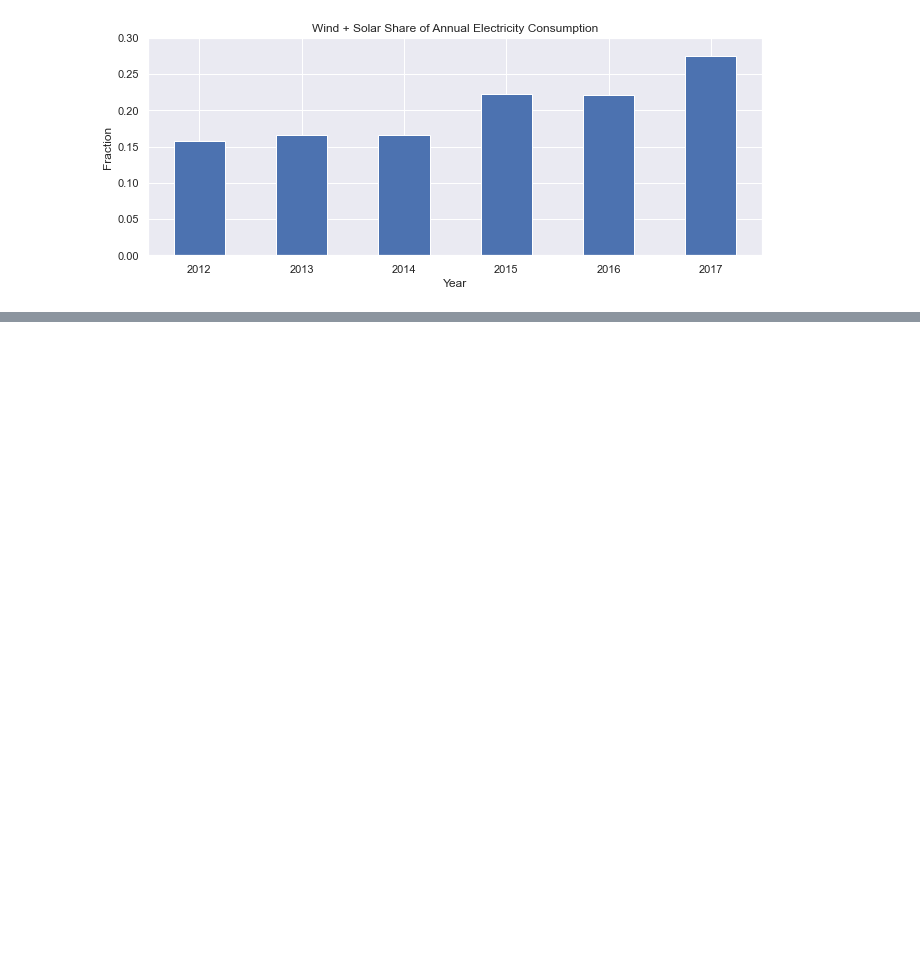
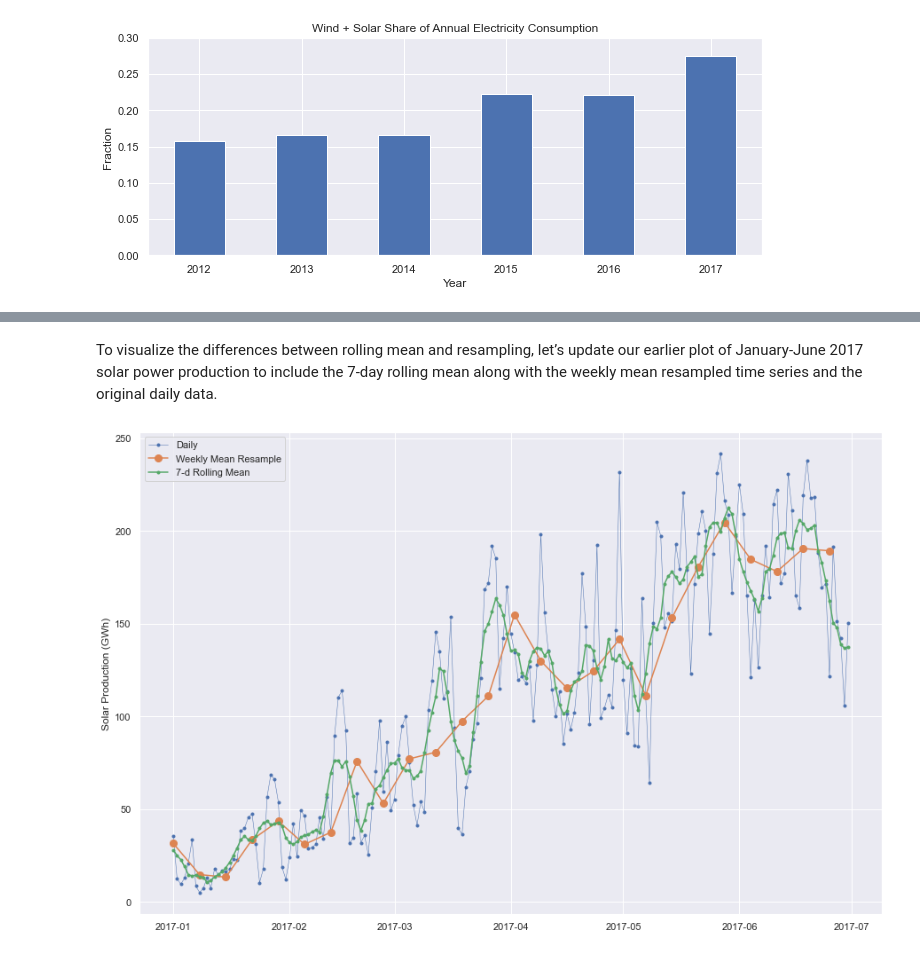
Before and after one commit to adili0505/Demo, a Jupyter notebook: demo_time_series.ipynb, the cells around one changed output, grey strips where cells are left out. Saved outputs shown, nothing was run; the diff lists cells and outputs as text; code cells hidden in the pictures; blank space fills up the shorter version.

```diff
--- a/demo_time_series.ipynb
+++ b/demo_time_series.ipynb
@@ -372,0 +376,4 @@ plt.xticks(rotation=0);
+# %%
+# Compute the centered 7-day rolling mean
+opsd_7d = opsd_daily[data_columns].rolling(7, center=True).mean()
+opsd_7d.head(10)
@@ -372,0 +393,17 @@ plt.xticks(rotation=0);
+# %% [markdown]
+To visualize the differences between rolling mean and resampling, let’s update our earlier plot of January-June 2017 solar power production to include the 7-day rolling mean along with the weekly mean resampled time series and the original daily data.
+# %%
+# Start and end of the date range to extract
+start, end = '2017-01', '2017-06'
+# Plot daily, weekly resampled, and 7-day rolling mean time series together
+fig, ax = plt.subplots(figsize=(15, 10))
+ax.plot(opsd_daily.loc[start:end, 'Solar'],
+        marker='.', linestyle='-', linewidth=0.5, label='Daily')
+ax.plot(opsd_weekly_mean.loc[start:end, 'Solar'],
+        marker='o', markersize=8, linestyle='-', label='Weekly Mean Resample')
+ax.plot(opsd_7d.loc[start:end, 'Solar'],
+        marker='.', linestyle='-', label='7-d Rolling Mean')
+ax.set_ylabel('Solar Production (GWh)')
+ax.legend();
+# %% [output]
+[figure, added]
```
Also changed, not shown: parts of 8 cells of this notebook.
